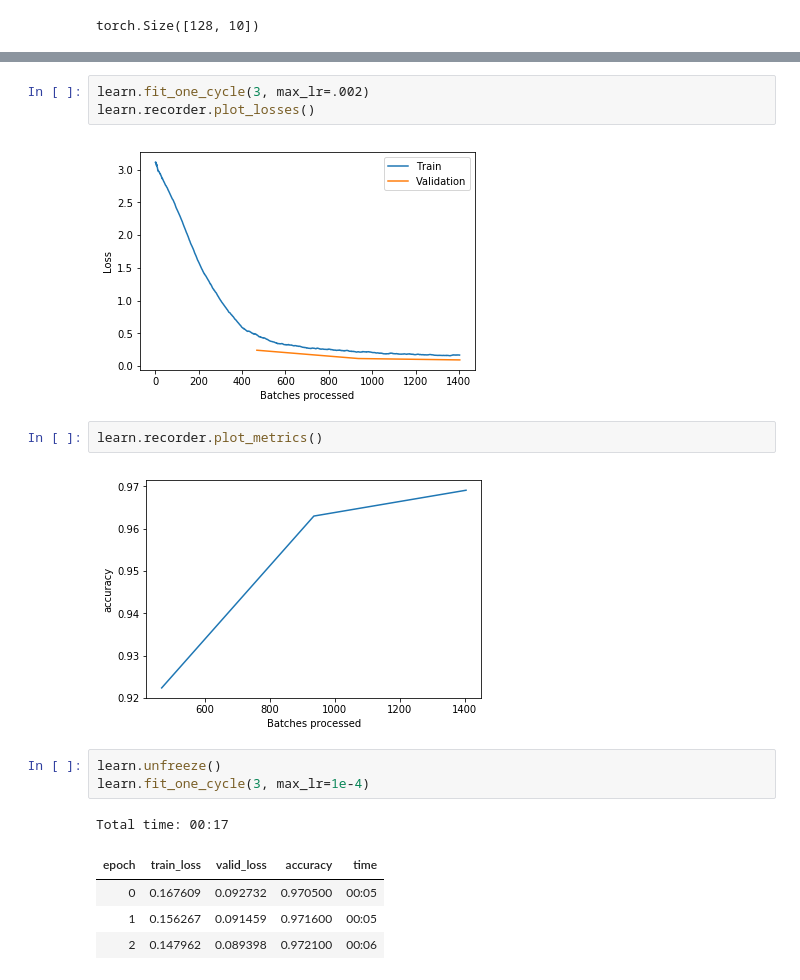
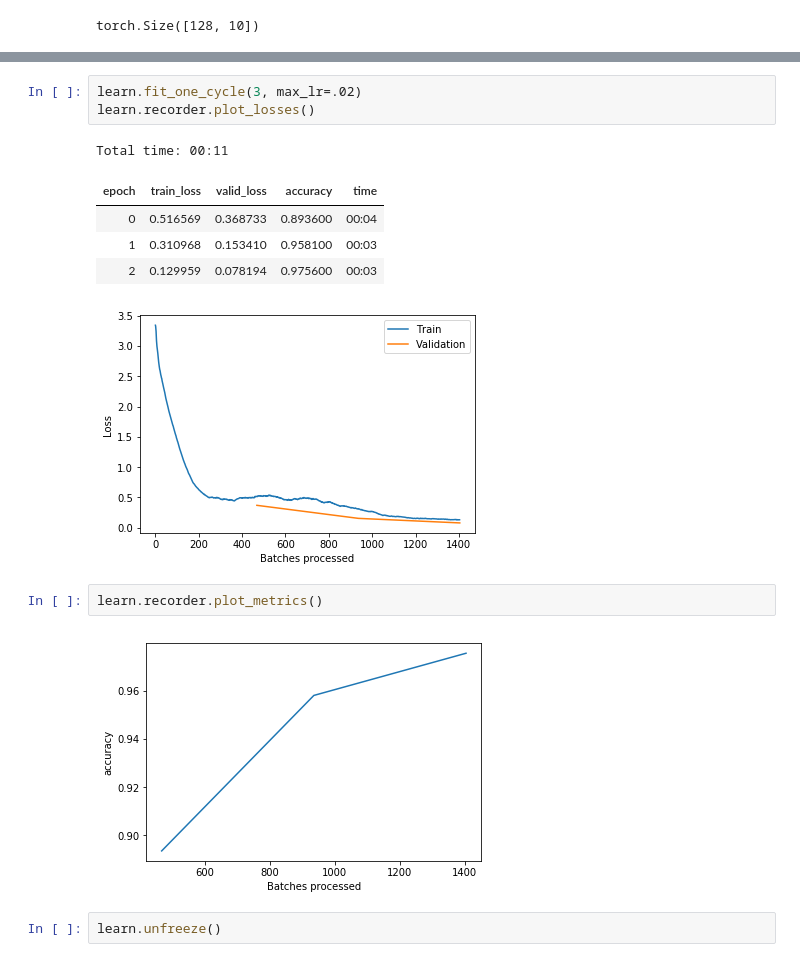
Before and after one commit to nithinivi/DL_learning, a Jupyter notebook: SSN.ipynb, the cells around one changed output, grey strips where cells are left out. Saved outputs shown, nothing was run; the diff lists cells and outputs as text.

```diff
--- a/SSN.ipynb
+++ b/SSN.ipynb
@@ -217,18 +217,16 @@ LR Finder is complete, type {learner_name}.recorder.plot() to see the graph.
 # %%
-learn.fit_one_cycle(3, max_lr=.002)
+learn.fit_one_cycle(3, max_lr=.02)
 learn.recorder.plot_losses()
 # %% [output]
+Total time: 00:11
+| epoch | train_loss | valid_loss | accuracy | time |
+| 0 | 0.516569 | 0.368733 | 0.893600 | 00:04 |
+| 1 | 0.310968 | 0.153410 | 0.958100 | 00:03 |
+| 2 | 0.129959 | 0.078194 | 0.975600 | 00:03 |
-[figure, old version]
+[figure, new version]
 # %%
 learn.recorder.plot_metrics()
 # %% [output]
-[figure, old version]
+[figure, new version]
-# %%
-learn.unfreeze()
-learn.fit_one_cycle(3, max_lr=1e-4)
-# %% [output]
-Total time: 00:17
-| epoch | train_loss | valid_loss | accuracy | time |
-| 0 | 0.167609 | 0.092732 | 0.970500 | 00:05 |
-| 1 | 0.156267 | 0.091459 | 0.971600 | 00:05 |
-| 2 | 0.147962 | 0.089398 | 0.972100 | 00:06 |
+# %%
+learn.unfreeze()
```
Also changed, not shown: parts of 8 cells of this notebook.
